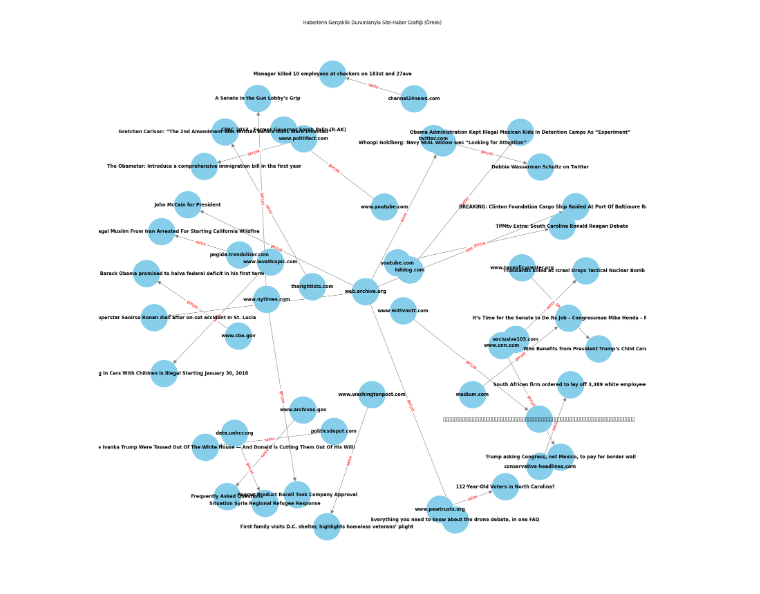
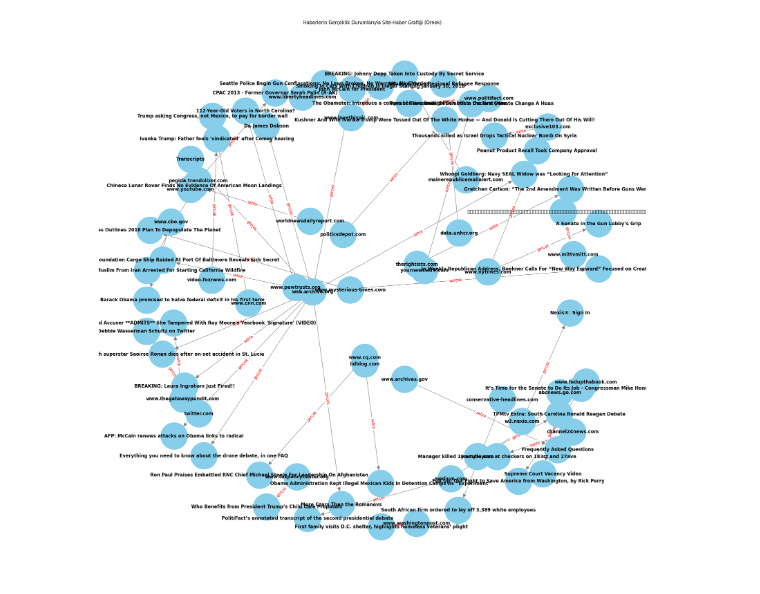
Before and after one commit to YasirAltun/sahte-haber-GNN, a Jupyter notebook: sahte_haber_gnn_.ipynb, the cells around one changed output. Cells and saved outputs as stored; diff of their text form; code cells hidden in the pictures.

```diff
--- a/sahte_haber_gnn_.ipynb
+++ b/sahte_haber_gnn_.ipynb
@@ -33,10 +33,25 @@ Requirement already satisfied: six>=1.5 in /usr/local/lib/python3.10/dist-packag
 | 3 | Food Stamp Enrollment Drops by Fo... | http://www.breitbart.com/big-gove... | NaN | 378 | 0 |
 | 4 | McCain touts 'Gang of 14,' immigr... | http://politicalticker.blogs.cnn.... | NaN | 0 | 1 |
 # %%
+!pip install pandas networkx matplotlib
 import pandas as pd
 import networkx as nx
 import matplotlib.pyplot as plt
 from urllib.parse import urlparse
+
+
+
+
+import pandas as pd
+import networkx as nx
+import matplotlib.pyplot as plt
+
+# CSV dosyasını oku
+df = pd.read_csv('/content/FakeNewsNetPolitifact.csv')
+
+#sütun başlıklarını alalım
+df.head()
+
 
 # CSV dosyasını oku
 df = pd.read_csv('/content/FakeNewsNetPolitifact.csv')  # Dosya yolunu doğru bir şekilde belirtin
@@ -45,7 +60,7 @@ df = pd.read_csv('/content/FakeNewsNetPolitifact.csv')  # Dosya yolunu doğru bi
 df['source_domain'] = df.apply(lambda row: urlparse(row['news_url']).netloc if pd.notna(row['news_url']) and pd.isna(row['source_domain']) else row['source_domain'], axis=1)
 
 # Daha küçük bir örnek veri seti alalım
-df_sample = df.sample(n=30, random_state=1)  # 30 satırlık bir örnek
+df_sample = df.sample(n=50, random_state=1)  # 30 satırlık bir örnek
 
 # Grafiği oluştur
 G = nx.DiGraph()
@@ -75 +105 @@ plt.show()
-[figure, old version]
+[figure, new version]
```
Also changed, not shown: parts of 2 cells of this notebook, 1 other file.
